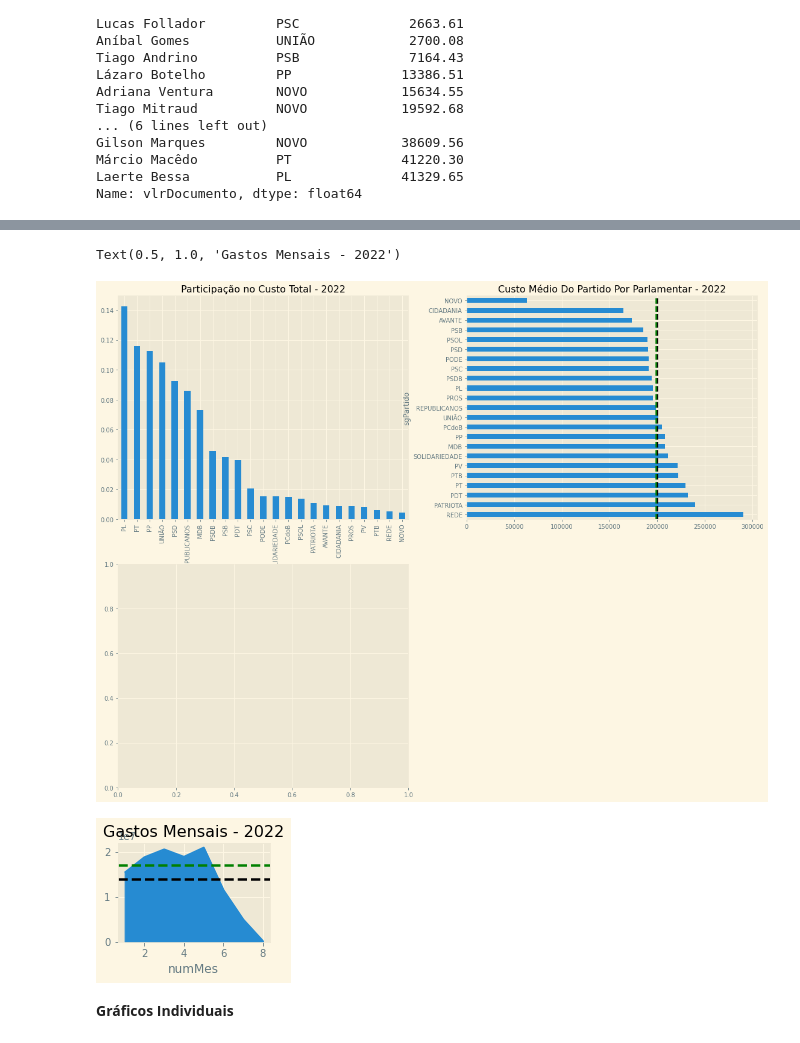
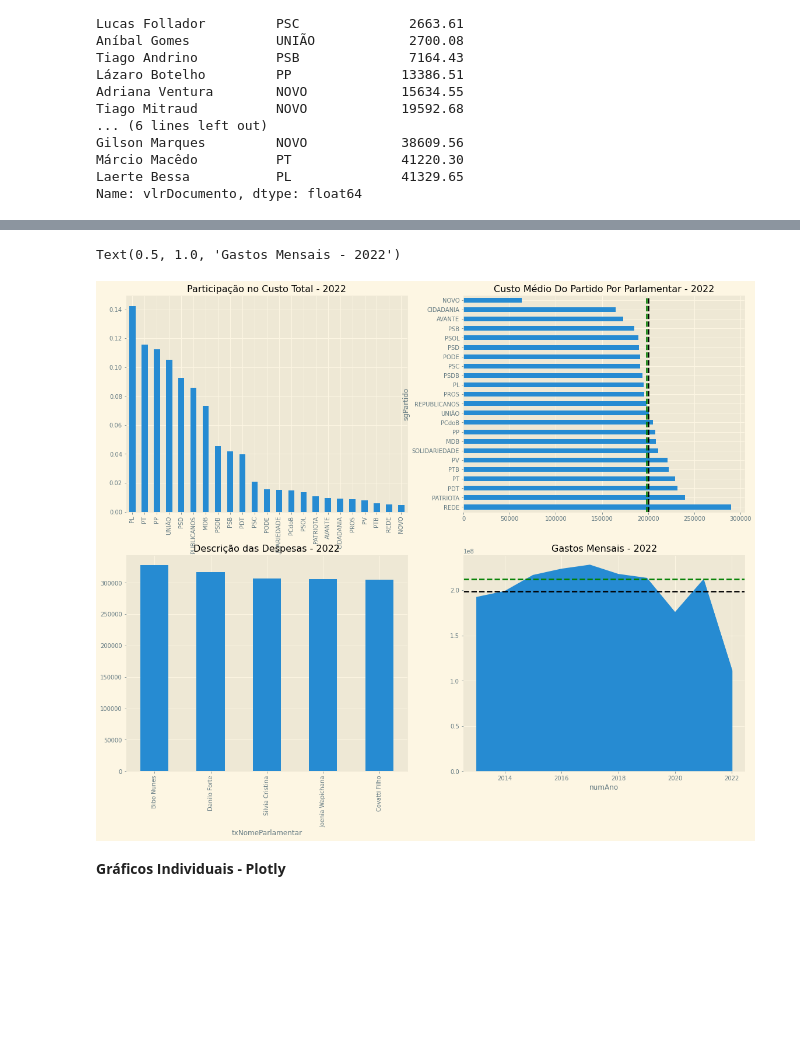
Before and after one commit to joaofranca13/camara-deputados-despesas, a Jupyter notebook: src/dataviz-dados-abertos-camara.ipynb, the cells around one changed output, grey strips where cells are left out. Cells and saved outputs as stored; diff of their text form; code cells hidden in the pictures; blank space fills up the shorter version.

```diff
--- a/src/dataviz-dados-abertos-camara.ipynb
+++ b/src/dataviz-dados-abertos-camara.ipynb
@@ -25,6 +29,6 @@ Definição do escopo da visualização de dados
 # %%
 ano_corrente = 2022 + 1   #Ano inicial da base de dados
-inicio = ano_corrente - 4    #Ano final da base de dados
+inicio = ano_corrente - 10    #Ano final da base de dados
 
 anos = [*range(inicio, ano_corrente, 1)]
 consolidated_df = []
@@ -187,8 +171,16 @@ c
+# %%
+c2 = (
+    ano_corrente_df
+    .groupby(["txNomeParlamentar"])["vlrDocumento"]
+    .sum()
+    .sort_values(ascending=False)
+    .head(5)
+)
 # %%
 d = (
-    ano_corrente_df
-    .groupby("numMes")["vlrDocumento"]
+    consolidated_df
+    .groupby("numAno")["vlrDocumento"]
     .sum()
 )
-d.mean()
+d.head()
 # %% [output]
@@ -250,36 +222,35 @@ Name: vlrDocumento, dtype: float64
 # %%
 
 
 plt.figure(figsize=(19, 15))
 plt.style.use('Solarize_Light2')
 
 plt.subplot(2, 2, 1)
 a.plot(kind="bar")
 plt.title("Participação no Custo Total - " + str(ano_corrente - 1))
 
 
 plt.subplot(2, 2, 2)
 b.plot(kind="barh")
 plt.axvline(b.mean(), c="black", ls='--', lw=2.5)
 plt.axvline(b.median(), c="green", ls='--', lw=2.5)
 plt.title("Custo Médio Do Partido Por Parlamentar - " + str(ano_corrente - 1))
 
 plt.subplot(2, 2, 3)
-c.plot(kind="bar", stacked=True)
+c2.plot(kind="bar")
 plt.title("Descrição das Despesas - " + str(ano_corrente - 1))
 
 
 plt.subplot(2, 2, 4)
 d.plot(kind="area")
 plt.axhline(d.mean(), c="black", ls='--', lw=2.5)
 plt.axhline(d.median(), c="green", ls='--', lw=2.5)
 plt.title("Gastos Mensais - " + str(ano_corrente - 1))
 # %% [output]
 Text(0.5, 1.0, 'Gastos Mensais - 2022')
-[figure, old version]
+[figure, new version]
-[figure, removed]
 # %% [markdown]
-**Gráficos Individuais**
+**Gráficos Individuais - Plotly**
 # %%
 fig1 = px.bar(a)
 fig1.update_yaxes(title='% dos Gastos', visible=True, showticklabels=True)
```
Also changed, not shown: parts of 19 cells of this notebook.
